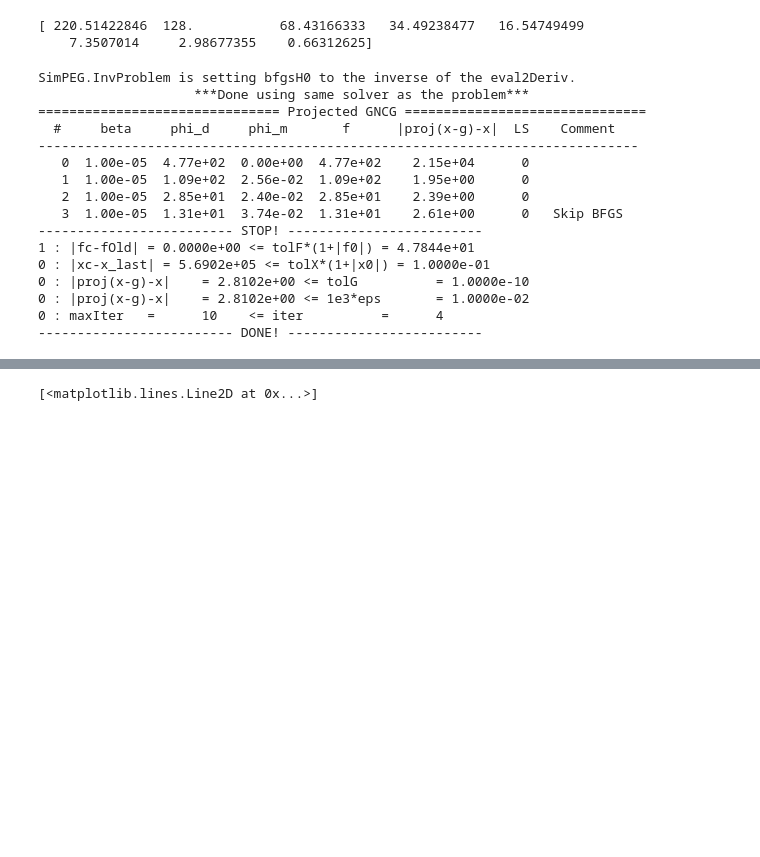
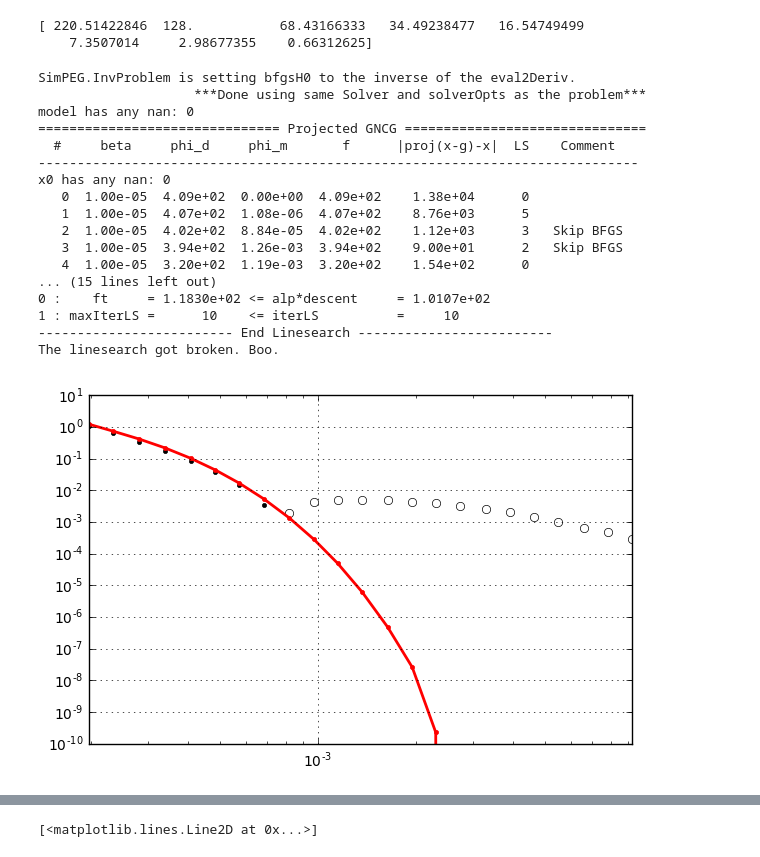
Before and after one commit to sgkang/simpegEMIP, a Jupyter notebook: notebook/Milligan_ex_single.ipynb, the cells around one changed output, grey strips where cells are left out. Drawn from its saved outputs; the diff is of its cells as text; code cells hidden in the pictures; blank space fills up the shorter version.

```diff
--- a/notebook/Milligan_ex_single.ipynb
+++ b/notebook/Milligan_ex_single.ipynb
@@ -163,6 +163,7 @@ from SimPEG import Maps
 # %%
 weight = np.sqrt(np.diag(np.dot(A.T, A)))
 # %%
+
 mesh = Mesh.TensorMesh([M])
 wmap = Maps.Weighting(mesh, weights=weight)
 prob = LinearProblem(mesh, A)
@@ -170,14 +171,15 @@ survey = LinearSurvey(time)
 survey.pair(prob)
 # survey.makeSyntheticData(mtrue, std=0.01)
 # survey.dobs = out
-survey.dobs = obs
+survey.dobs = obs.copy()
 reg = Regularization.BaseRegularization(mesh, mapping=wmap)
+# reg = Regularization.BaseRegularization(mesh)
 dmis = DataMisfit.l2_DataMisfit(survey)
 # uncert = 0.01*(abs(survey.dobs)+abs(ip).max())
-uncert = 0.05*(abs(survey.dobs)+abs(ip).max())
+uncert = 0.1*(abs(survey.dobs)+abs(ip).max())
 # uncert = 0.05*(abs(survey.dobs))
 dmis.Wd = 1./(uncert)
-opt = Optimization.ProjectedGNCG(maxIter=10)
+opt = Optimization.ProjectedGNCG(maxIter=20)
 # opt = Optimization.InexactGaussNewton(maxIter=20)
 opt.lower = -1e-10
 # opt.upper = 1e-10
@@ -194,21 +196,35 @@ reg.mref = np.zeros_like(M)
 mrec = inv.run(m0)
 # %% [output]
 SimPEG.InvProblem is setting bfgsH0 to the inverse of the eval2Deriv.
-                    ***Done using same solver as the problem***
+                    ***Done using same Solver and solverOpts as the problem***
+model has any nan: 0
 =============================== Projected GNCG ===============================
   #     beta     phi_d     phi_m       f      |proj(x-g)-x|  LS    Comment
 -----------------------------------------------------------------------------
-   0  1.00e-05  4.77e+02  0.00e+00  4.77e+02    2.15e+04      0
-   1  1.00e-05  1.09e+02  2.56e-02  1.09e+02    1.95e+00      0
-   2  1.00e-05  2.85e+01  2.40e-02  2.85e+01    2.39e+00      0
-   3  1.00e-05  1.31e+01  3.74e-02  1.31e+01    2.61e+00      0   Skip BFGS
-------------------------- STOP! -------------------------
-1 : |fc-fOld| = 0.0000e+00 <= tolF*(1+|f0|) = 4.7844e+01
-0 : |xc-x_last| = 5.6902e+05 <= tolX*(1+|x0|) = 1.0000e-01
-0 : |proj(x-g)-x|    = 2.8102e+00 <= tolG          = 1.0000e-10
-0 : |proj(x-g)-x|    = 2.8102e+00 <= 1e3*eps       = 1.0000e-02
-0 : maxIter   =      10    <= iter          =      4
-------------------------- DONE! -------------------------
+x0 has any nan: 0
+   0  1.00e-05  4.09e+02  0.00e+00  4.09e+02    1.38e+04      0
+   1  1.00e-05  4.07e+02  1.08e-06  4.07e+02    8.76e+03      5
+   2  1.00e-05  4.02e+02  8.84e-05  4.02e+02    1.12e+03      3   Skip BFGS
+   3  1.00e-05  3.94e+02  1.26e-03  3.94e+02    9.00e+01      2   Skip BFGS
+   4  1.00e-05  3.20e+02  1.19e-03  3.20e+02    1.54e+02      0
+... (15 lines left out)
+0 :    ft     = 1.1830e+02 <= alp*descent     = 1.0107e+02
+1 : maxIterLS =      10    <= iterLS          =     10
+------------------------- End Linesearch -------------------------
+The linesearch got broken. Boo.
+# %%
+fig = plt.figure(figsize=(7,4.5))
+ax = plt.subplot(111)
+ax.plot(time, obs, 'k.')
+ax.plot(time, -obs, 'ko', markerfacecolor="None")
+ax.plot(time, invProb.dpred, 'r.-', lw=2)
+# ax.set_ylim(1e-4, 1e0)
+ax.set_xscale('log')
+ax.set_yscale('log')
+ax.set_xlim(time.min(), time.max())
+ax.grid(True)
+# %% [output]
+[figure, added]
 # %%
 plt.semilogx(tau, weight)
 # %% [output]
```
Also changed, not shown: parts of 11 cells of this notebook, 9 other files.
